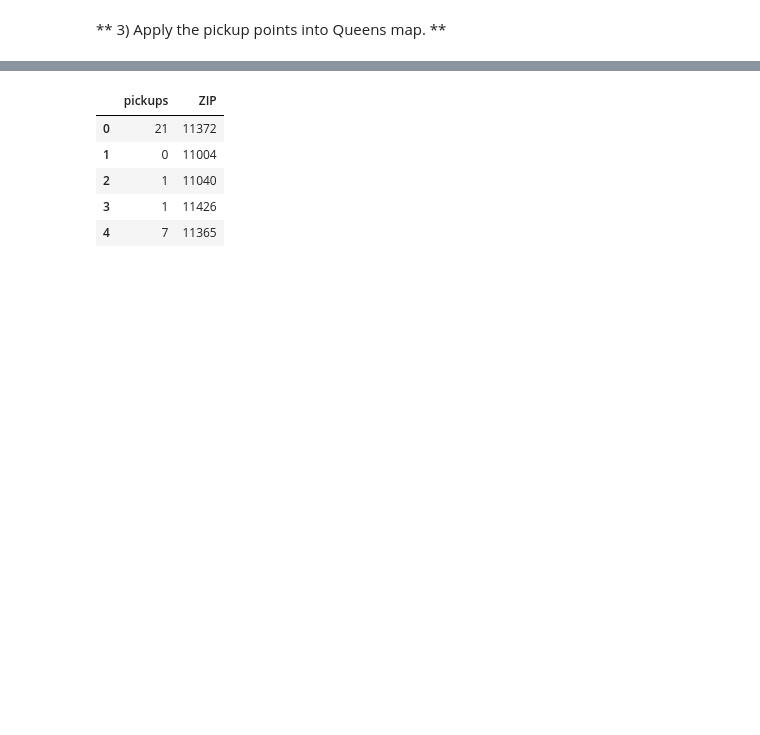
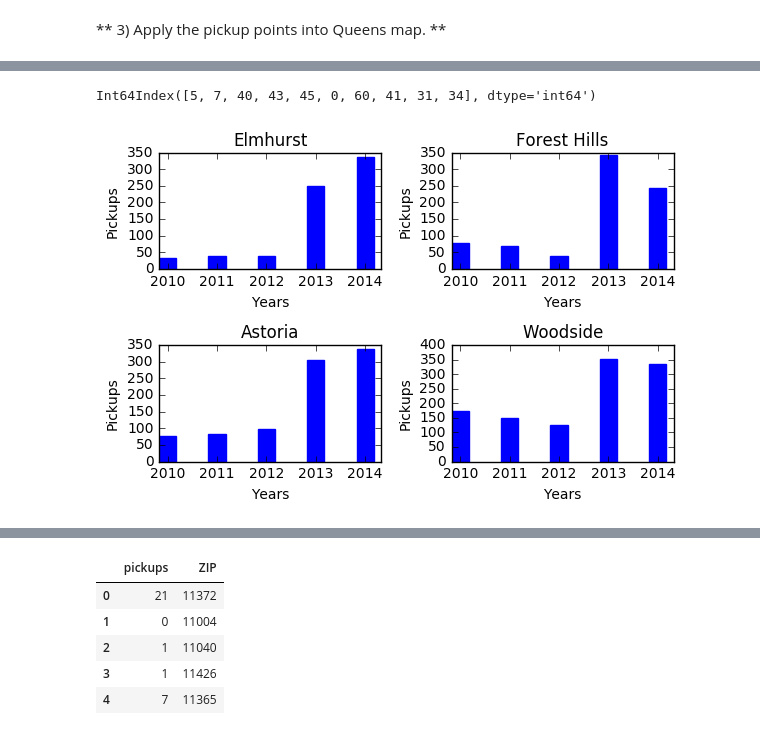
Before and after one commit to cjallow/DataScience-Project, a Jupyter notebook: EP_taxi_dataset_explore_queens.ipynb, the cells around one changed output, grey strips where cells are left out. Saved outputs shown, nothing was run; the diff lists cells and outputs as text; code cells hidden in the pictures; blank space fills up the shorter version.

```diff
--- a/EP_taxi_dataset_explore_queens.ipynb
+++ b/EP_taxi_dataset_explore_queens.ipynb
@@ -211,0 +224,78 @@ Taxi pickups in Queens out of 100,000 taxi trips in NYC for Year 2014:  7225
+# %%
+# get sum of the pickups in the sub-region
+def get_pickup_sum_local(geo_points):
+    sums  = []
+    for i in range (len(geo_points)):
+        sums.append(len(geo_points[i]))
+    return sums
+
+# the number of taxi pickups in subarea of Queens
+loc_sum_pickup10 = get_pickup_sum_local(pickup_in_QN10)
+loc_sum_pickup11 = get_pickup_sum_local(pickup_in_QN11)
+loc_sum_pickup12 = get_pickup_sum_local(pickup_in_QN12)
+loc_sum_pickup13 = get_pickup_sum_local(pickup_in_QN13)
+loc_sum_pickup14 = get_pickup_sum_local(pickup_in_QN14)
+
+# create a dataframe
+df_pickupsQN = pd.DataFrame({'pickup_10':loc_sum_pickup10,
+                             'pickup_11':loc_sum_pickup11,
+                             'pickup_12':loc_sum_pickup12,
+                             'pickup_13':loc_sum_pickup13,
+                             'pickup_14':loc_sum_pickup14})
+
+# gentrification suspected area in Queens
+gen_susp_area = df_pickupsQN.transpose().describe().loc['std', :].sort_values(ascending=False).head(10).keys()
+gen_susp_area
+#df_pickupsQN.transpose().describe().loc['std', :].sort_values(ascending=False)
+# %% [output]
+Int64Index([5, 7, 40, 43, 45, 0, 60, 41, 31, 34], dtype='int64')
+# %%
+# bar graph - the number of taxi pickups in Queens
+ind = np.arange(5) # the x locations for the groups
+width = 0.35       # the width of the bars
+
+fig = plt.figure()
+
+def get_y(sub_area_num):
+    y_val = [loc_sum_pickup10[sub_area_num],
+             loc_sum_pickup11[sub_area_num],
+             loc_sum_pickup12[sub_area_num],
+             loc_sum_pickup13[sub_area_num],
+             loc_sum_pickup14[sub_area_num]]
+    return y_val
+
+ax1 = fig.add_subplot(221)
+ax1.bar(ind, get_y(gen_susp_area[0]), width, edgecolor='b')
+ax1.set_title(QN.PO_NAME.iloc[gen_susp_area[0]])
+ax1.set_xlabel('Years')
+ax1.set_ylabel('Pickups')
+ax1.set_xticks(ind + width/2.)
+ax1.set_xticklabels(('2010', '2011', '2012', '2013', '2014'))
+
+ax2 = fig.add_subplot(222)
+ax2.bar(ind, get_y(gen_susp_area[1]), width, edgecolor='b')
+ax2.set_title(QN.PO_NAME.iloc[gen_susp_area[1]])
+ax2.set_xlabel('Years')
+ax2.set_ylabel('Pickups')
+ax2.set_xticks(ind + width/2.)
+ax2.set_xticklabels(('2010', '2011', '2012', '2013', '2014'))
+
+ax3 = fig.add_subplot(223)
+ax3.bar(ind, get_y(gen_susp_area[2]), width, edgecolor='b')
+ax3.set_title(QN.PO_NAME.iloc[gen_susp_area[2]])
+ax3.set_xlabel('Years')
+ax3.set_ylabel('Pickups')
+ax3.set_xticks(ind + width/2.)
+ax3.set_xticklabels(('2010', '2011', '2012', '2013', '2014'))
+
+ax4 = fig.add_subplot(224)
+ax4.bar(ind, get_y(gen_susp_area[3]), width, edgecolor='b')
+ax4.set_title(QN.PO_NAME.iloc[gen_susp_area[3]])
+ax4.set_xlabel('Years')
+ax4.set_ylabel('Pickups')
+ax4.set_xticks(ind + width/2.)
+ax4.set_xticklabels(('2010', '2011', '2012', '2013', '2014'))
+
+plt.tight_layout()
+# %% [output]
+[figure, added]
```
Also changed, not shown: parts of 11 cells of this notebook.
